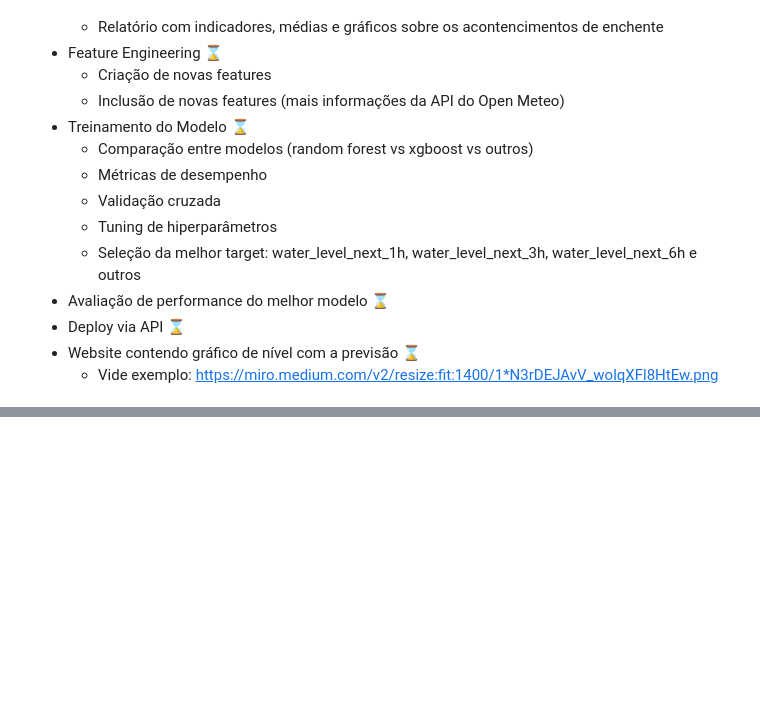
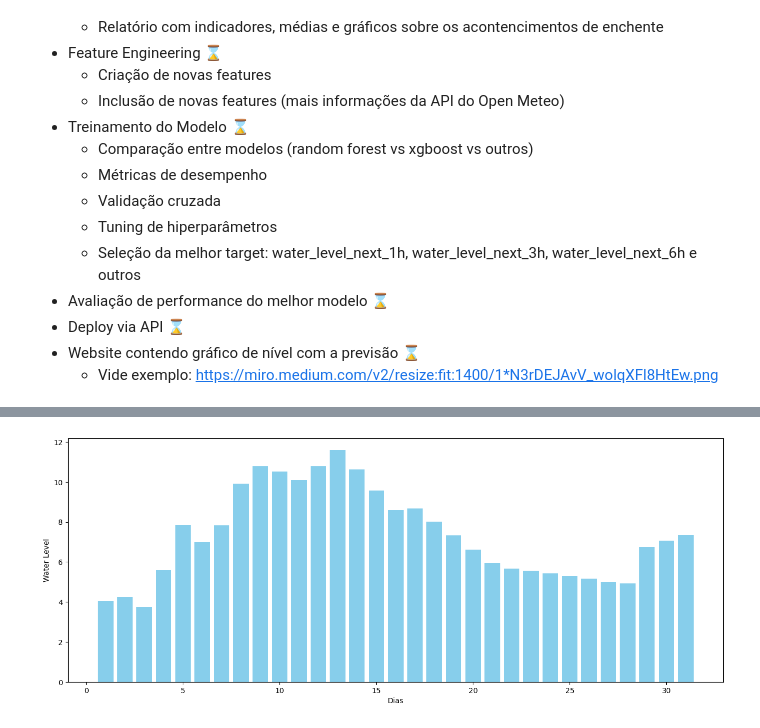
Before and after one commit to Migz2/Enchentes, a Jupyter notebook: notebooks/main.ipynb, the cells around one changed output, grey strips where cells are left out. Cells and saved outputs as stored; diff of their text form; code cells hidden in the pictures; blank space fills up the shorter version.

```diff
--- a/notebooks/main.ipynb
+++ b/notebooks/main.ipynb
@@ -60,0 +115,8 @@ train_df.head()
+# %%
+month_df = train_df[train_df['time'].dt.year == 2023]
+month_df['mes'] = month_df['time'].dt.month
+month_df = month_df.loc[month_df['mes'] == 10]
+month_df['dia'] = month_df['time'].dt.day
+day_df = month_df.groupby('dia')['water_level'].mean().reset_index()
+#mean_month = month_df.groupby('mes')['water_level'].mean().reset_index()
+day_df
@@ -60,0 +146,8 @@ train_df.head()
+# %%
+plt.bar(day_df['dia'], day_df['water_level'], color='skyblue')
+plt.ylabel('Water Level')
+plt.xlabel('Dias')
+plt.gcf().set_size_inches(16, 6)
+plt.show()
+# %% [output]
+[figure, added]
```
Also changed, not shown: parts of 10 cells of this notebook.
